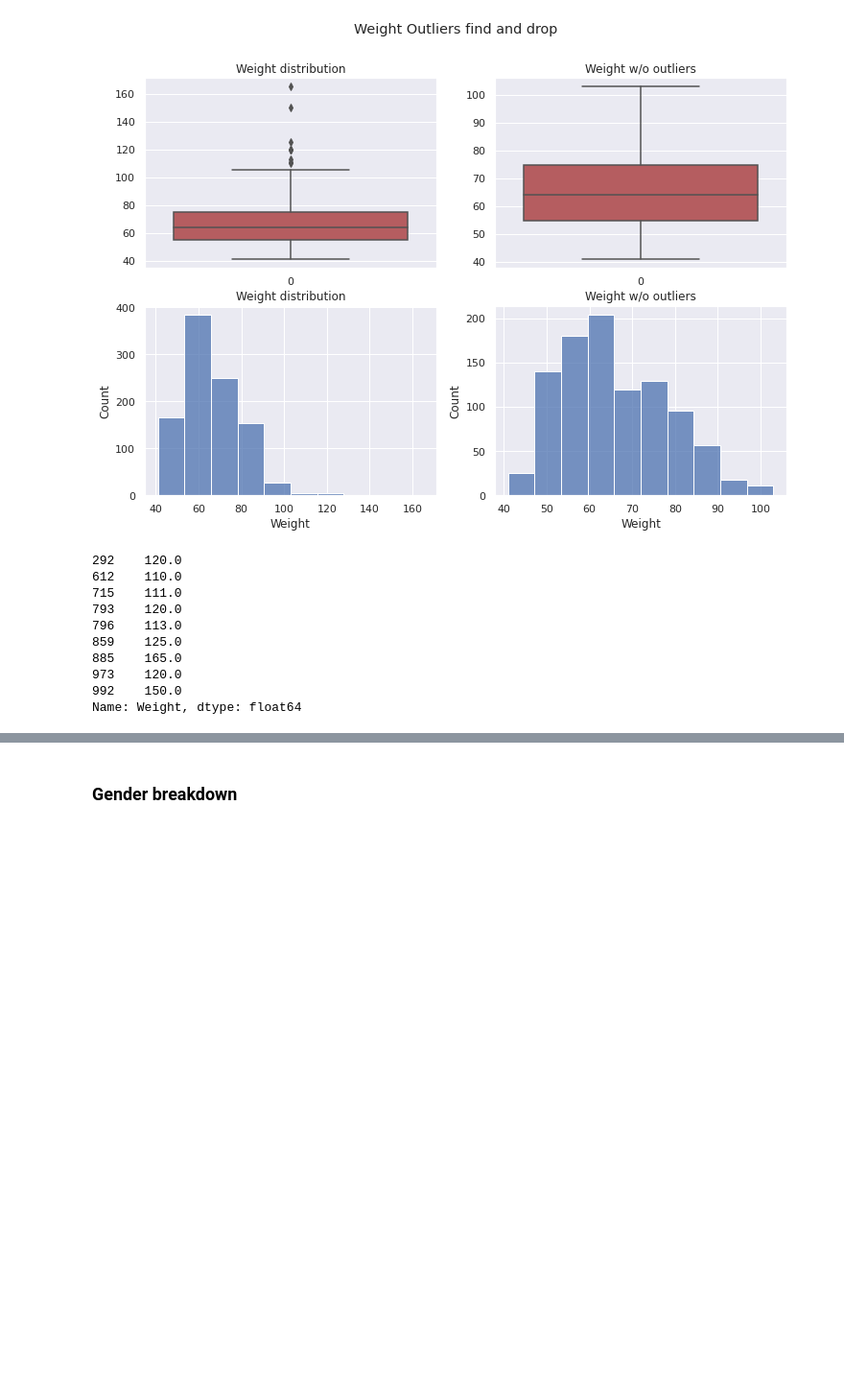
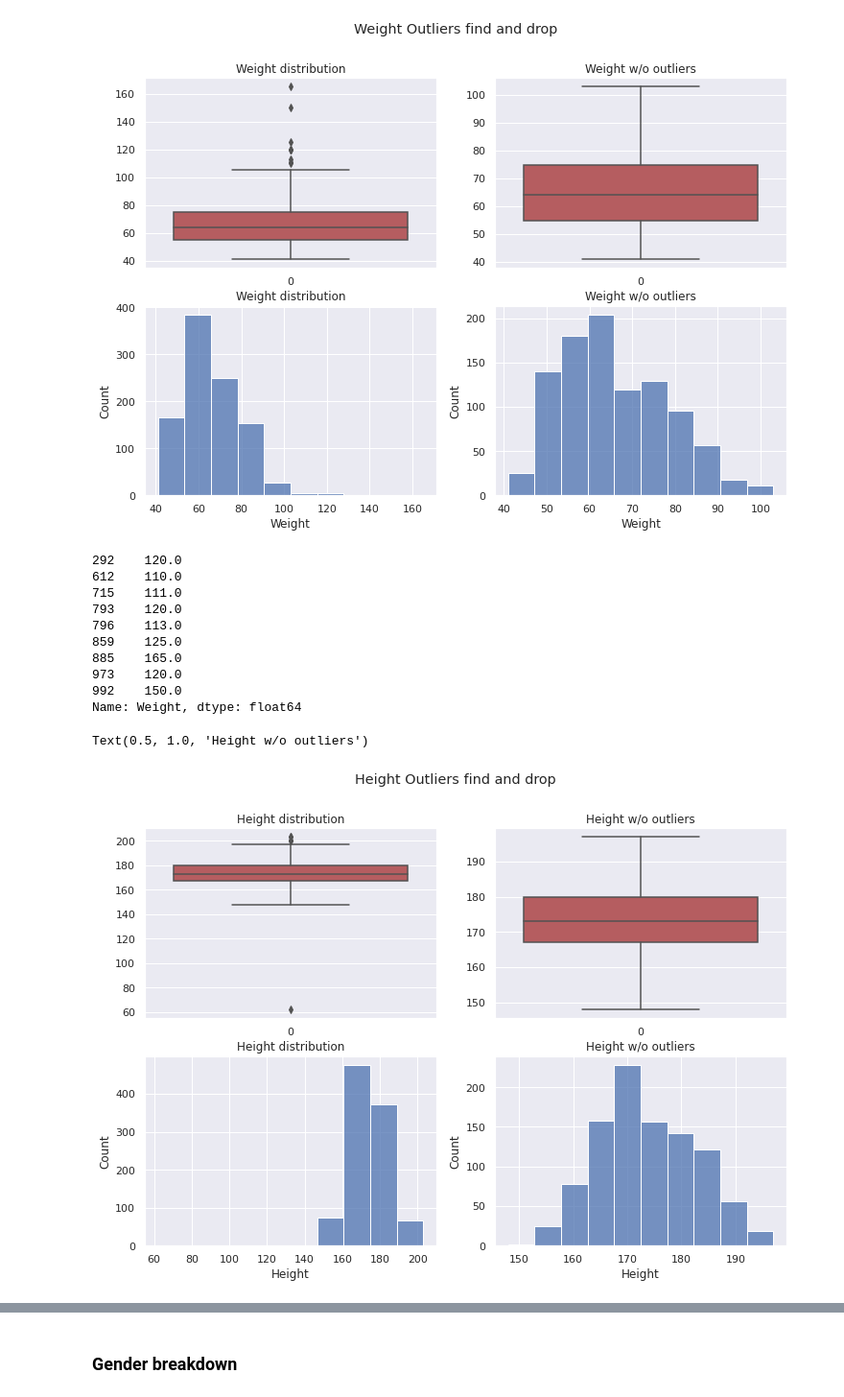
Before and after one commit to agusle/something_new_everyday, a Jupyter notebook: intensive_training/probability_and_statistics.ipynb, the cells around one changed output, grey strips where cells are left out. Shown at 96% size. Cells and saved outputs as stored; diff of their text form; code cells hidden in the pictures; blank space fills up the shorter version.

Commit message:
Height outliers identification

```diff
--- a/intensive_training/probability_and_statistics.ipynb
+++ b/intensive_training/probability_and_statistics.ipynb
@@ -259,3 +258,19 @@ weight_outliers
 973    120.0
 992    150.0
 Name: Weight, dtype: float64
+# %%
+Q1=young['Height'].quantile(0.25)
+Q3=young['Height'].quantile(0.75)
+IQR= Q3-Q1
+height_outliers = young['Height'][(young['Height']<(Q1-1.5*IQR)) | (young['Height']>(Q3+1.5*IQR))]
+height_without_outliers = young['Height'][(young['Height']>(Q1-1.5*IQR)) & (young['Height']<(Q3+1.5*IQR))]
+
+figure, axes = plt.subplots(2, 2, sharex=False, figsize=(12,8))
+figure.suptitle('Height Outliers find and drop')
+sns.boxplot(ax=axes[0,0],data=young['Height'],color='r').set_title('Height distribution')
+sns.boxplot(ax=axes[0,1],data=height_without_outliers,color='r').set_title('Height w/o outliers')
+sns.histplot(ax=axes[1,0],data=young['Height'],bins=10,color='b').set_title('Height distribution')
+sns.histplot(ax=axes[1,1],data=height_without_outliers,bins=10,color='b').set_title('Height w/o outliers')
+# %% [output]
+Text(0.5, 1.0, 'Height w/o outliers')
+[figure, added]
```
Also changed, not shown: parts of 2 cells of this notebook.
